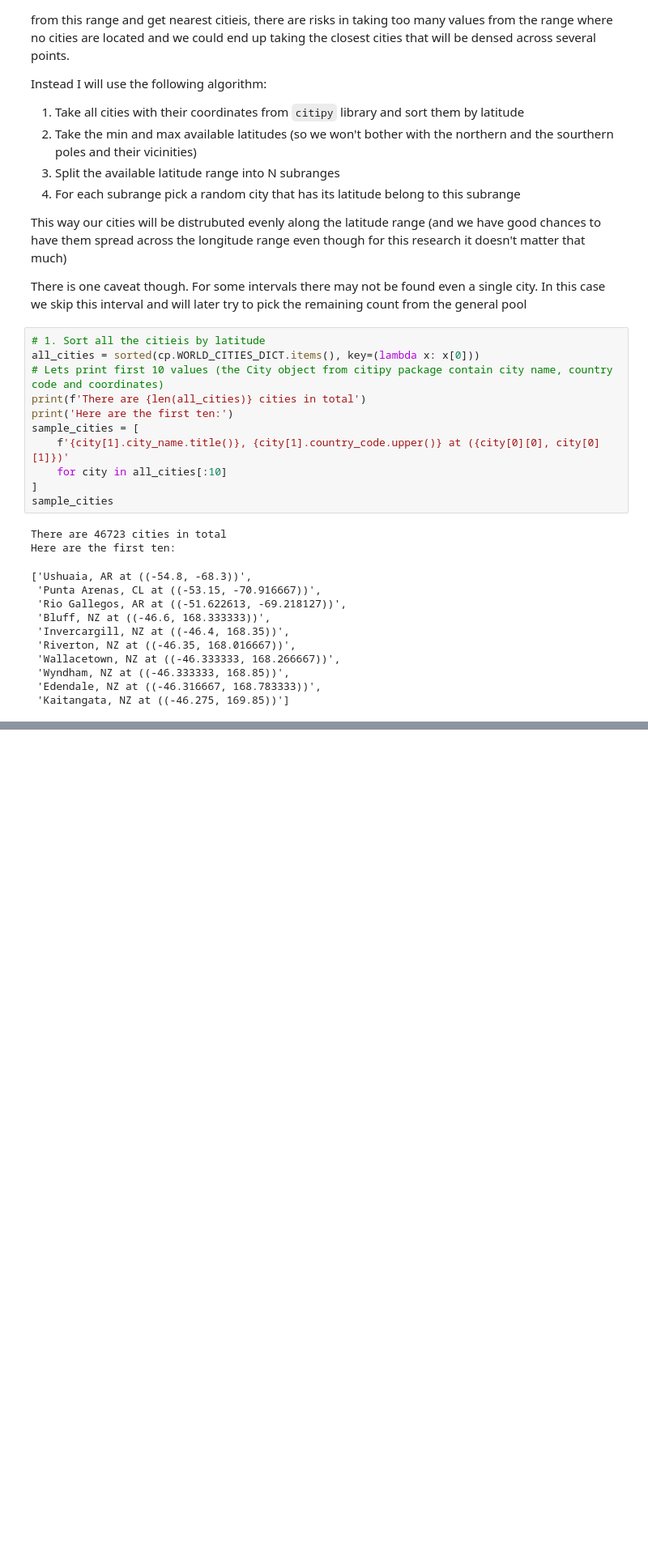
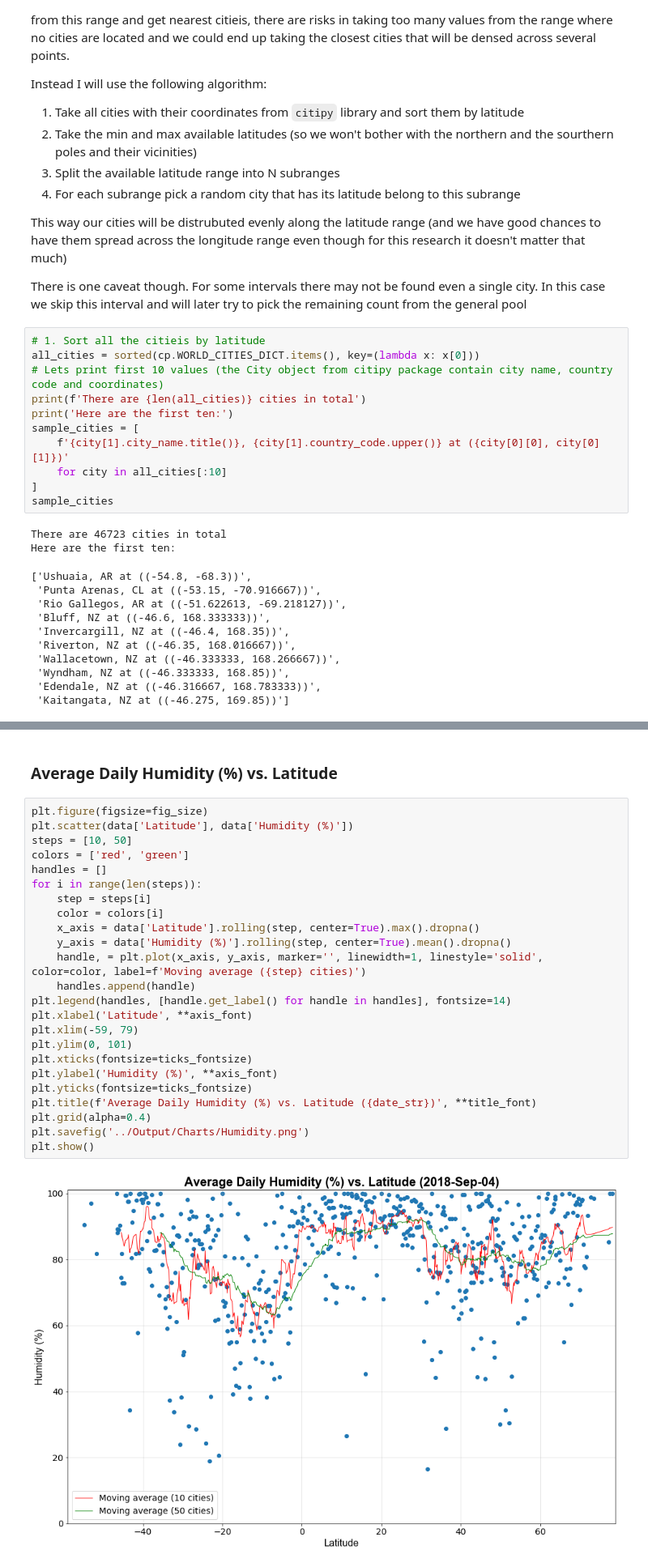
Before and after one commit to Demarsch/data-analytics-bootcamp, a Jupyter notebook: 06 - PyWeather/Code/Pyweather.ipynb, the cells around one changed output, grey strips where cells are left out. Shown at 81% size. Saved outputs shown, nothing was run; the diff lists cells and outputs as text; blank space fills up the shorter version.

```diff
--- a/06 - PyWeather/Code/Pyweather.ipynb
+++ b/06 - PyWeather/Code/Pyweather.ipynb
@@ -159,0 +276,28 @@ fig
+# %% [markdown]
+### Average Daily Humidity (%) vs. Latitude
+# %%
+plt.figure(figsize=fig_size)
+plt.scatter(data['Latitude'], data['Humidity (%)'])
+steps = [10, 50]
+colors = ['red', 'green']
+handles = []
+for i in range(len(steps)):
+    step = steps[i]
+    color = colors[i]
+    x_axis = data['Latitude'].rolling(step, center=True).max().dropna()
+    y_axis = data['Humidity (%)'].rolling(step, center=True).mean().dropna()
+    handle, = plt.plot(x_axis, y_axis, marker='', linewidth=1, linestyle='solid', color=color, label=f'Moving average ({step} cities)')
+    handles.append(handle)
+plt.legend(handles, [handle.get_label() for handle in handles], fontsize=14)
+plt.xlabel('Latitude', **axis_font)
+plt.xlim(-59, 79)
+plt.ylim(0, 101)
+plt.xticks(fontsize=ticks_fontsize)
+plt.ylabel('Humidity (%)', **axis_font)
+plt.yticks(fontsize=ticks_fontsize)
+plt.title(f'Average Daily Humidity (%) vs. Latitude ({date_str})', **title_font)
+plt.grid(alpha=0.4)
+plt.savefig('../Output/Charts/Humidity.png')
+plt.show()
+# %% [output]
+[figure, added]
```
Also changed, not shown: parts of 17 cells of this notebook, 7 other files.
